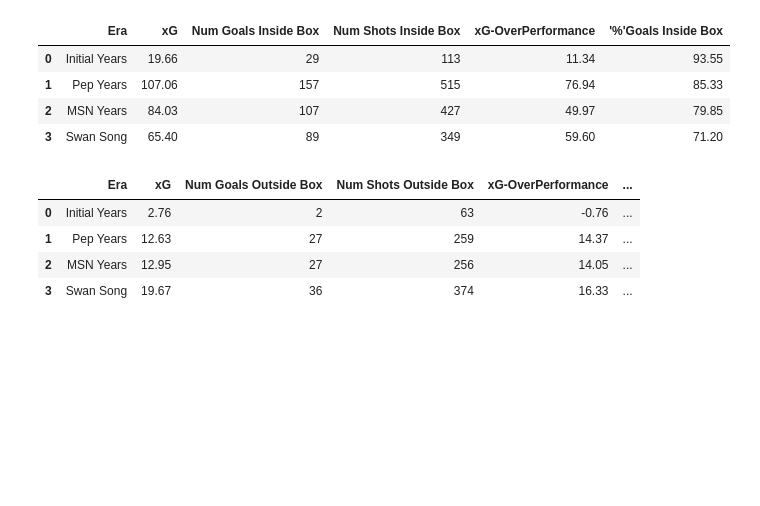
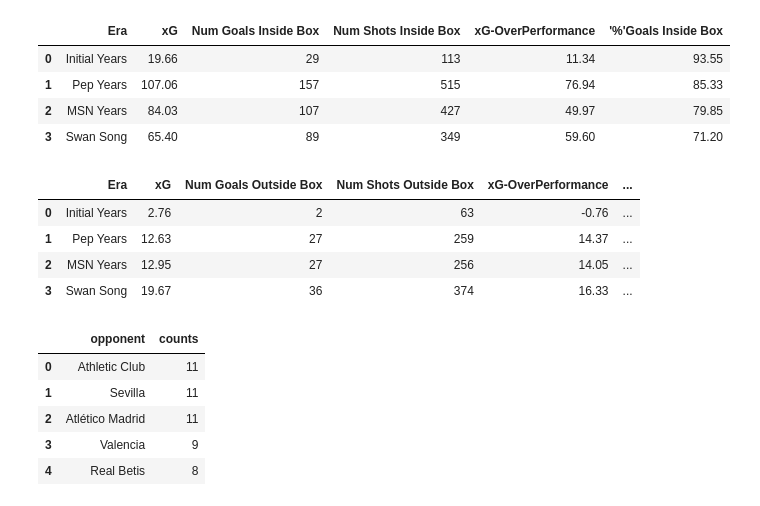
Before and after one commit to YashaswiPandey/IST652-FinalProject, a Jupyter notebook: messiAnalysis.ipynb, the cells around one changed output. Saved outputs shown, nothing was run; the diff lists cells and outputs as text; code cells hidden in the pictures; blank space fills up the shorter version.

```diff
--- a/messiAnalysis.ipynb
+++ b/messiAnalysis.ipynb
@@ -338,7 +338,7 @@ def xG(df):
 goalMID = eventsMessi[eventsMessi['shot_outcome']=="Goal"]['match_id'].tolist()
 assistMID = eventsMessi[eventsMessi['pass_goal_assist']==True]['match_id'].tolist()
 # %%
-mMatches = pd.read_csv("messiMatches.csv")
+messiMatches = pd.read_csv("messiMatches.csv")
 # %%
 goalDate = []
 for mid in goalMID:
@@ -1182,3 +1207,20 @@ goalsOBox
 | 1 | Pep Years | 12.63 | 27 | 259 | 14.37 | ... |
 | 2 | MSN Years | 12.95 | 27 | 256 | 14.05 | ... |
 | 3 | Swan Song | 19.67 | 36 | 374 | 16.33 | ... |
+# %%
+gMatches = mMatches[mMatches['match_id'].isin(goalMID)]
+# %%
+homeGM = gMatches[gMatches['home_team_name']=='Barcelona']
+awayGM = gMatches[gMatches['away_team_name']=='Barcelona']
+# %%
+goalsH = homeGM['away_team_name'].value_counts().rename_axis('opponent').reset_index(name='counts').head(5)
+goalsA = awayGM['home_team_name'].value_counts().rename_axis('opponent').reset_index(name='counts').head(5)
+# %%
+goalsH
+# %% [output]
+|  | opponent | counts |
+| 0 | Athletic Club | 11 |
+| 1 | Sevilla | 11 |
+| 2 | Atlético Madrid | 11 |
+| 3 | Valencia | 9 |
+| 4 | Real Betis | 8 |
```
Also changed, not shown: parts of 11 cells of this notebook, 3 other files.
